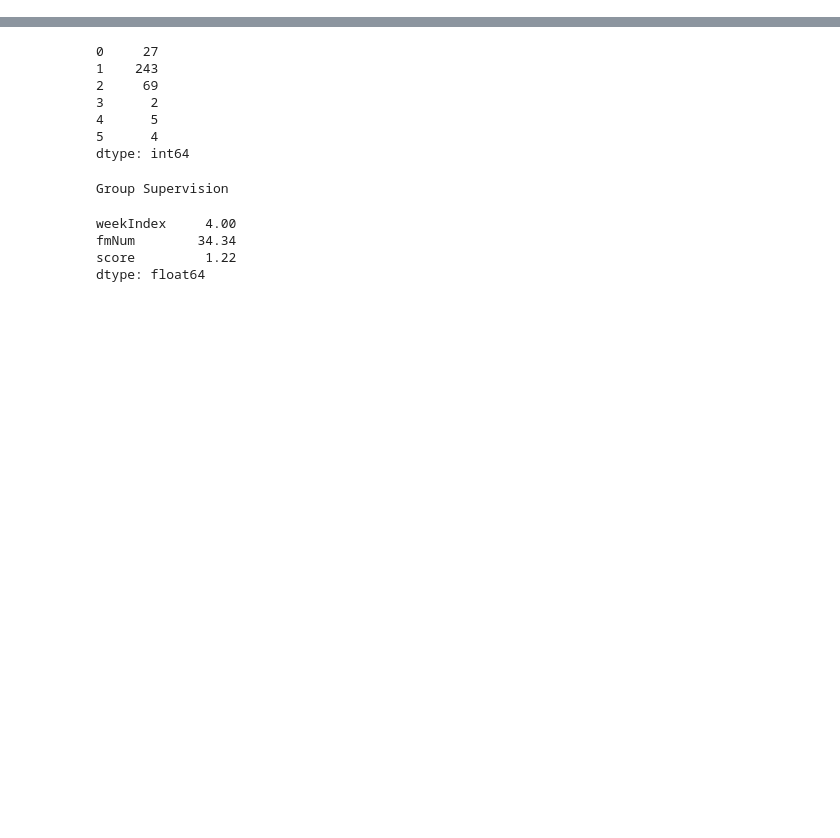
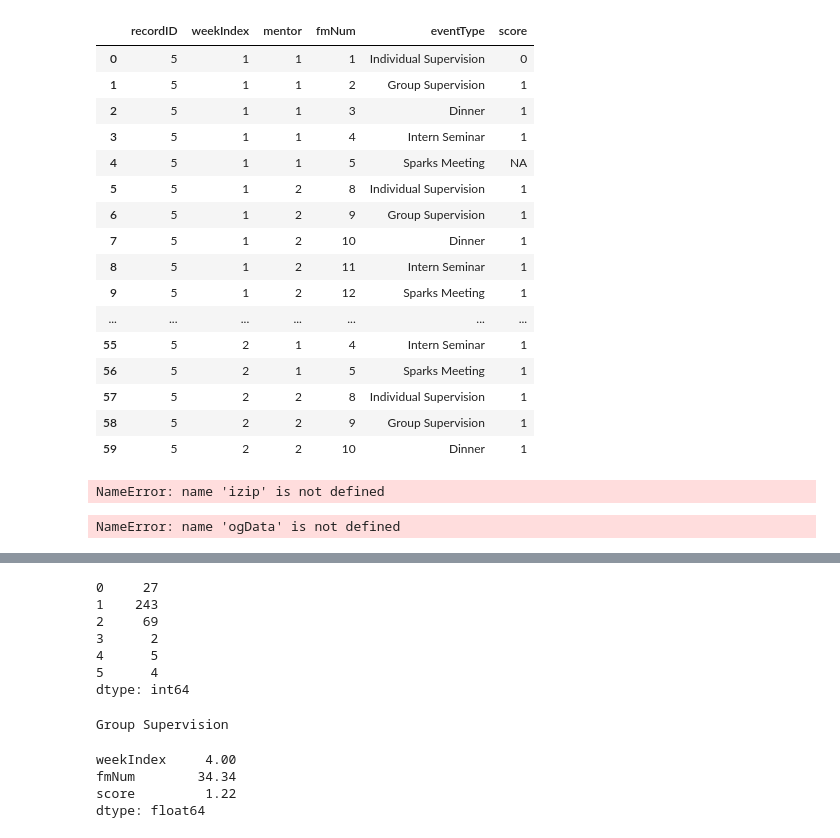
Before and after one commit to TheAdamEvans/KatieClean, a Jupyter notebook: clearning.ipynb, the cells around one changed output, grey strips where cells are left out. Cells and saved outputs as stored; diff of their text form; code cells hidden in the pictures; blank space fills up the shorter version.

```diff
--- a/KatieClean.ipynb
+++ b/clearning.ipynb
@@ -0,0 +8,10 @@
+# %%
+import re
+
+qt = 'group_supervisor_form_aumhc_week1_timestamp'
+
+tsLineRE = re.compile('form_.*_timestamp')
+completeRE = re.compile('form_.*_complete')
+
+if tsLineRE.search(qt) != None:
+    print 'match'
@@ -104,0 +137,11 @@ df = eventDF
+# %%
+# normalize data
+obs = readStudy(pathToData, filename)
+
+# print raw data
+obs.to_csv(pathToData+'all_obs.csv')
+
+# filter to rows with scores in them
+numericOnly = obs['score'].isin(['3','4','5'])
+obsNUM = obs[numericOnly]
+obsNUM.to_csv(pathToData+'num_obs.csv')
@@ -104,0 +156,38 @@ df = eventDF
+# %%
+obs.head(60)
+# %% [output]
+|  | recordID | weekIndex | mentor | fmNum | eventType | score |
+| 0 | 5 | 1 | 1 | 1 | Individual Supervision | 0 |
+| 1 | 5 | 1 | 1 | 2 | Group Supervision | 1 |
+| 2 | 5 | 1 | 1 | 3 | Dinner | 1 |
+| 3 | 5 | 1 | 1 | 4 | Intern Seminar | 1 |
+| 4 | 5 | 1 | 1 | 5 | Sparks Meeting | NA |
+| 5 | 5 | 1 | 2 | 8 | Individual Supervision | 1 |
+| 6 | 5 | 1 | 2 | 9 | Group Supervision | 1 |
+| 7 | 5 | 1 | 2 | 10 | Dinner | 1 |
+| 8 | 5 | 1 | 2 | 11 | Intern Seminar | 1 |
+| 9 | 5 | 1 | 2 | 12 | Sparks Meeting | 1 |
+| ... | ... | ... | ... | ... | ... | ... |
+| 55 | 5 | 2 | 1 | 4 | Intern Seminar | 1 |
+| 56 | 5 | 2 | 1 | 5 | Sparks Meeting | 1 |
+| 57 | 5 | 2 | 2 | 8 | Individual Supervision | 1 |
+| 58 | 5 | 2 | 2 | 9 | Group Supervision | 1 |
+| 59 | 5 | 2 | 2 | 10 | Dinner | 1 |
+# %%
+# Location of the csv for analysis
+pathToData  = '/Users/adam.evans/Desktop/KatieClean/'
+filename = 'KatieData.csv'
+
+# open and transpose data
+ogData = izip(*csv.reader(open(pathToData+filename, "rU")))
+# %% [output]
+NameError: name 'izip' is not defined
+# %%
+katie = 0
+for row in ogData:
+    katie = katie + 1
+    print row
+    if katie == 10:
+        break
+# %% [output]
+NameError: name 'ogData' is not defined
```
Also changed, not shown: parts of 9 cells of this notebook.
